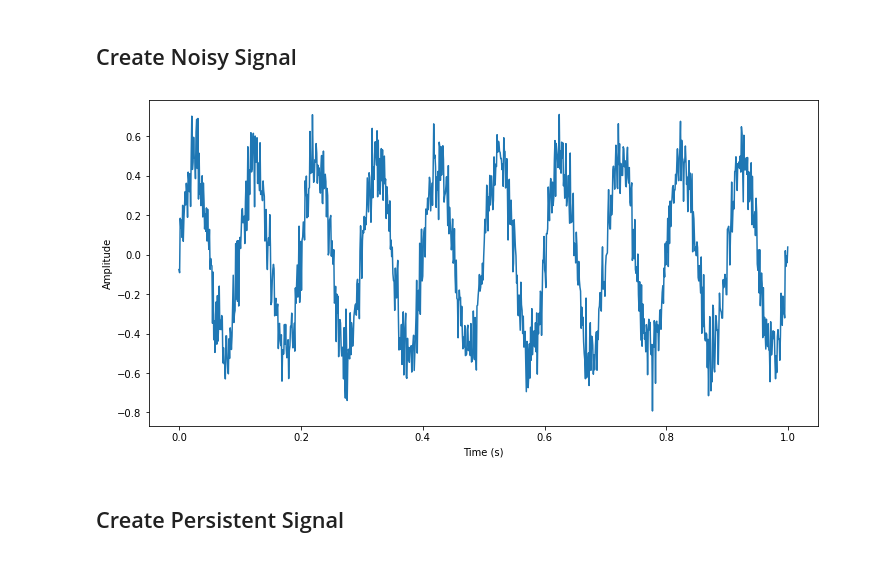
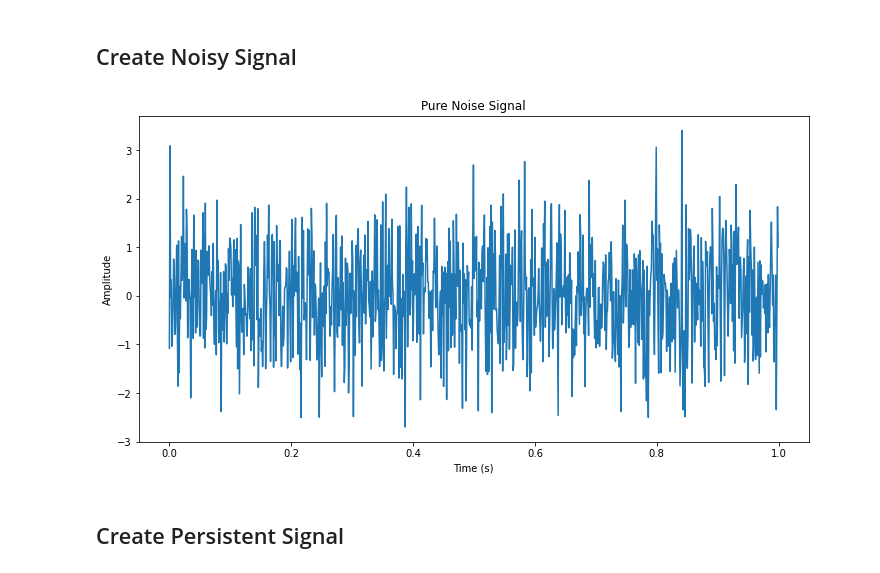
Before and after one commit to sayingless/fast-fourier-transform, a Jupyter notebook: Fourier Transform.ipynb, the cells around one changed output. Drawn from its saved outputs; the diff is of its cells as text; code cells hidden in the pictures.

```diff
--- a/Fourier Transform.ipynb
+++ b/Fourier Transform.ipynb
@@ -13,19 +14,17 @@ time = np.arange(0, duration, 1/sampling_rate) # x timeline
 amplitude = 1
 # %% [markdown]
 ## Create Noisy Signal
-# %%
-# generate random noise
-noise = np.random.normal(0, 0.1, len(time))
-noise_amplitude = amplitude - 0.5 # to make sure noise is less than signal
-# generate sine wave with random noise
-signal = noise_amplitude * np.sin(2 * np.pi * 10 * time) + noise
-# plot the signal
-plt.plot(time, signal)
-plt.xlabel('Time (s)')
-plt.ylabel('Amplitude')
-plt.show()
-# %% [output]
-[figure, removed]
+# %%
+# Generate pure noise signal
+noise = np.random.normal(0, 1, int(sampling_rate * duration))
+
+plt.plot(time_div, noise)
+plt.xlabel('Time (s)')
+plt.ylabel('Amplitude')
+plt.title('Pure Noise Signal')
+plt.show()
+# %% [output]
+[figure, added]
 # %% [markdown]
 ## Create Persistent Signal
 # %%
```
Also changed, not shown: parts of 31 cells of this notebook, 4 other files.
